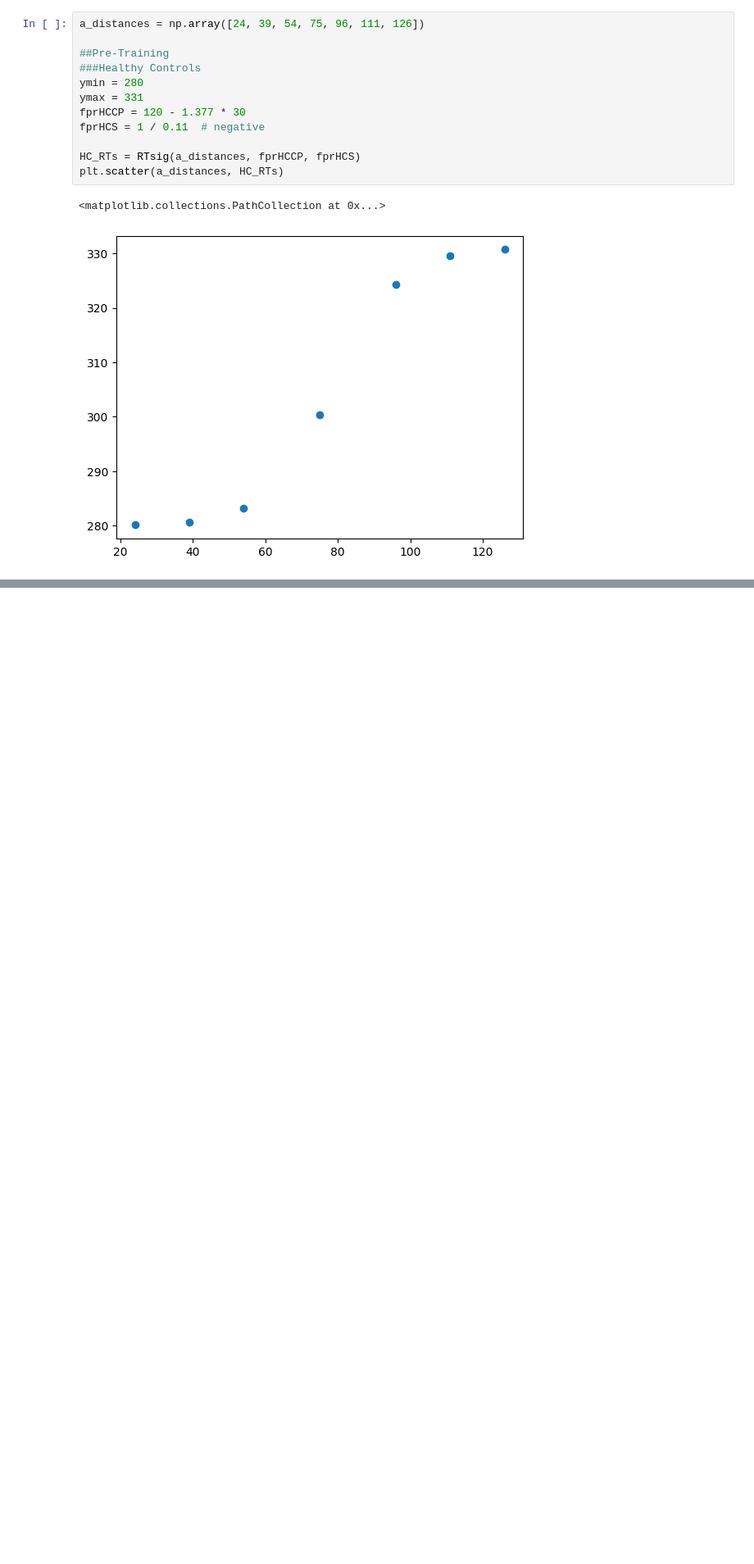
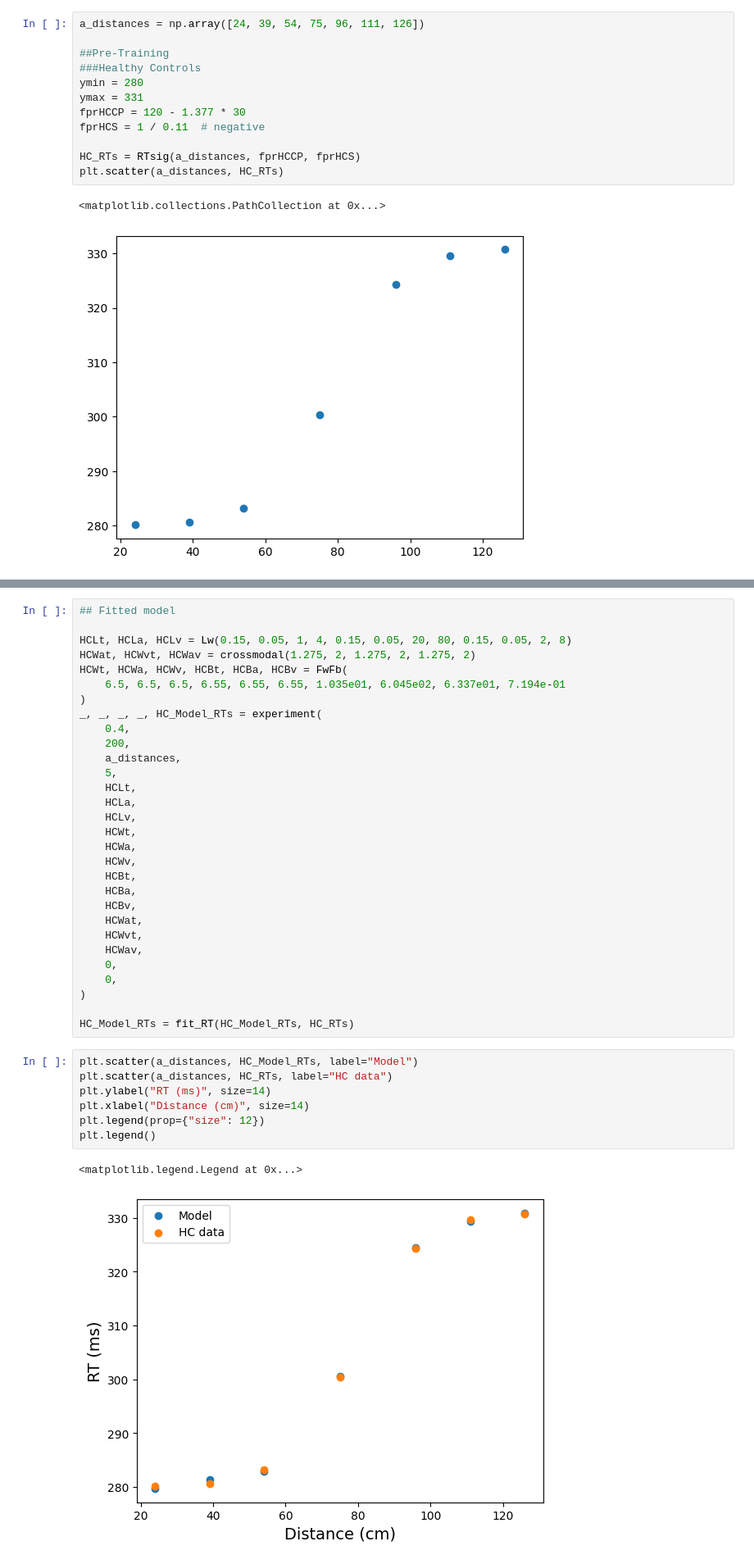
Before and after one commit to renatoparedes/SCZ_PPS_Expansion_Model, a Jupyter notebook: HC_Fitting.ipynb, the cells around one changed output, grey strips where cells are left out. Shown at 82% size. Saved outputs shown, nothing was run; the diff lists cells and outputs as text; blank space fills up the shorter version.

```diff
--- a/HC_Fitting.ipynb
+++ b/HC_Fitting.ipynb
@@ -73,0 +113,40 @@ KeyboardInterrupt:
+# %%
+## Fitted model
+
+HCLt, HCLa, HCLv = Lw(0.15, 0.05, 1, 4, 0.15, 0.05, 20, 80, 0.15, 0.05, 2, 8)
+HCWat, HCWvt, HCWav = crossmodal(1.275, 2, 1.275, 2, 1.275, 2)
+HCWt, HCWa, HCWv, HCBt, HCBa, HCBv = FwFb(
+    6.5, 6.5, 6.5, 6.55, 6.55, 6.55, 1.035e01, 6.045e02, 6.337e01, 7.194e-01
+)
+_, _, _, _, HC_Model_RTs = experiment(
+    0.4,
+    200,
+    a_distances,
+    5,
+    HCLt,
+    HCLa,
+    HCLv,
+    HCWt,
+    HCWa,
+    HCWv,
+    HCBt,
+    HCBa,
+    HCBv,
+    HCWat,
+    HCWvt,
+    HCWav,
+    0,
+    0,
+)
+
+HC_Model_RTs = fit_RT(HC_Model_RTs, HC_RTs)
+# %%
+plt.scatter(a_distances, HC_Model_RTs, label="Model")
+plt.scatter(a_distances, HC_RTs, label="HC data")
+plt.ylabel("RT (ms)", size=14)
+plt.xlabel("Distance (cm)", size=14)
+plt.legend(prop={"size": 12})
+plt.legend()
+# %% [output]
+<matplotlib.legend.Legend at 0x...>
+[figure, added]
```
Also changed, not shown: parts of 3 cells of this notebook, 2 other files.
